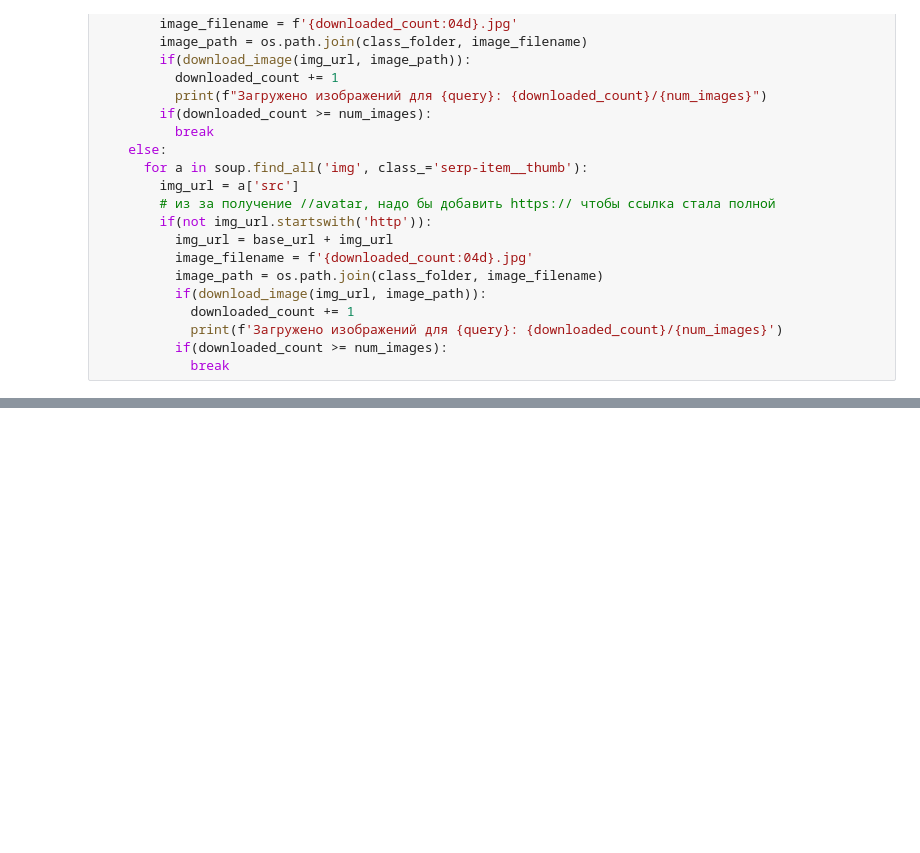
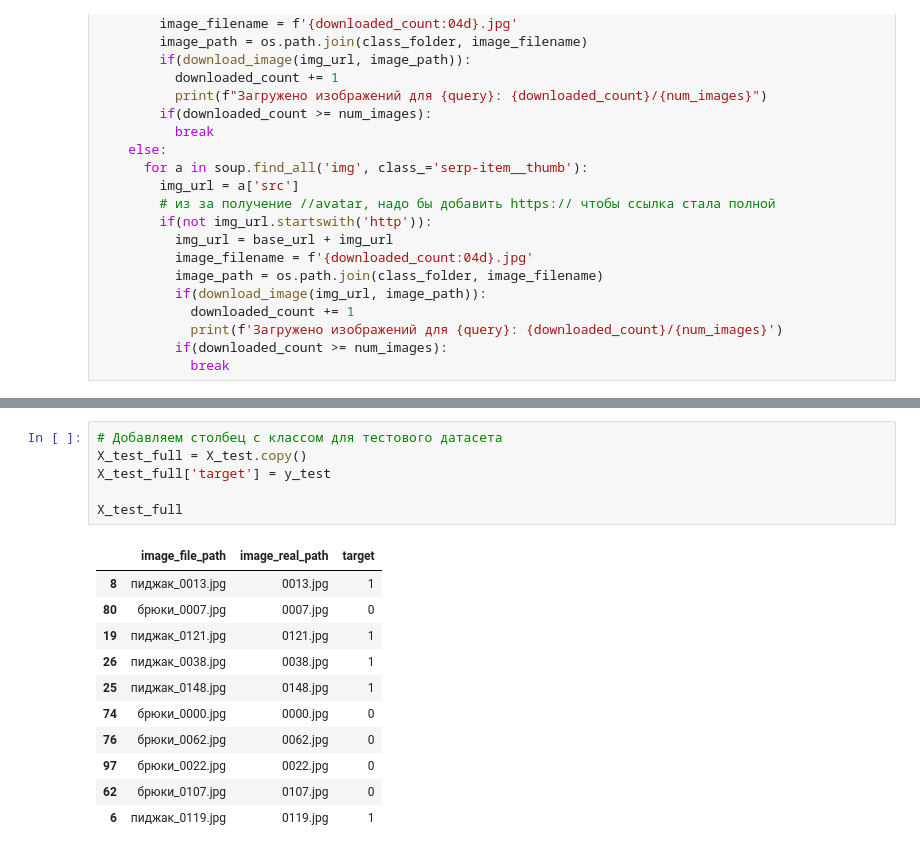
Before and after one commit to SotGE/innopolis2023, a Jupyter notebook: lesson14/lesson14.ipynb, the cells around one changed output, grey strips where cells are left out. Drawn from its saved outputs; the diff is of its cells as text; blank space fills up the shorter version.

```diff
--- a/lesson14/lesson14.ipynb
+++ b/lesson14/lesson14.ipynb
@@ -167,0 +339,18 @@ download_images(DIR_NAME_class02, num_images=200, mini_images=True)
+# %%
+# Добавляем столбец с классом для тестового датасета
+X_test_full = X_test.copy()
+X_test_full['target'] = y_test
+
+X_test_full
+# %% [output]
+|  | image_file_path | image_real_path | target |
+| 8 | пиджак_0013.jpg | 0013.jpg | 1 |
+| 80 | брюки_0007.jpg | 0007.jpg | 0 |
+| 19 | пиджак_0121.jpg | 0121.jpg | 1 |
+| 26 | пиджак_0038.jpg | 0038.jpg | 1 |
+| 25 | пиджак_0148.jpg | 0148.jpg | 1 |
+| 74 | брюки_0000.jpg | 0000.jpg | 0 |
+| 76 | брюки_0062.jpg | 0062.jpg | 0 |
+| 97 | брюки_0022.jpg | 0022.jpg | 0 |
+| 62 | брюки_0107.jpg | 0107.jpg | 0 |
+| 6 | пиджак_0119.jpg | 0119.jpg | 1 |
```
Also changed, not shown: parts of 38 cells of this notebook, 1 other file.
